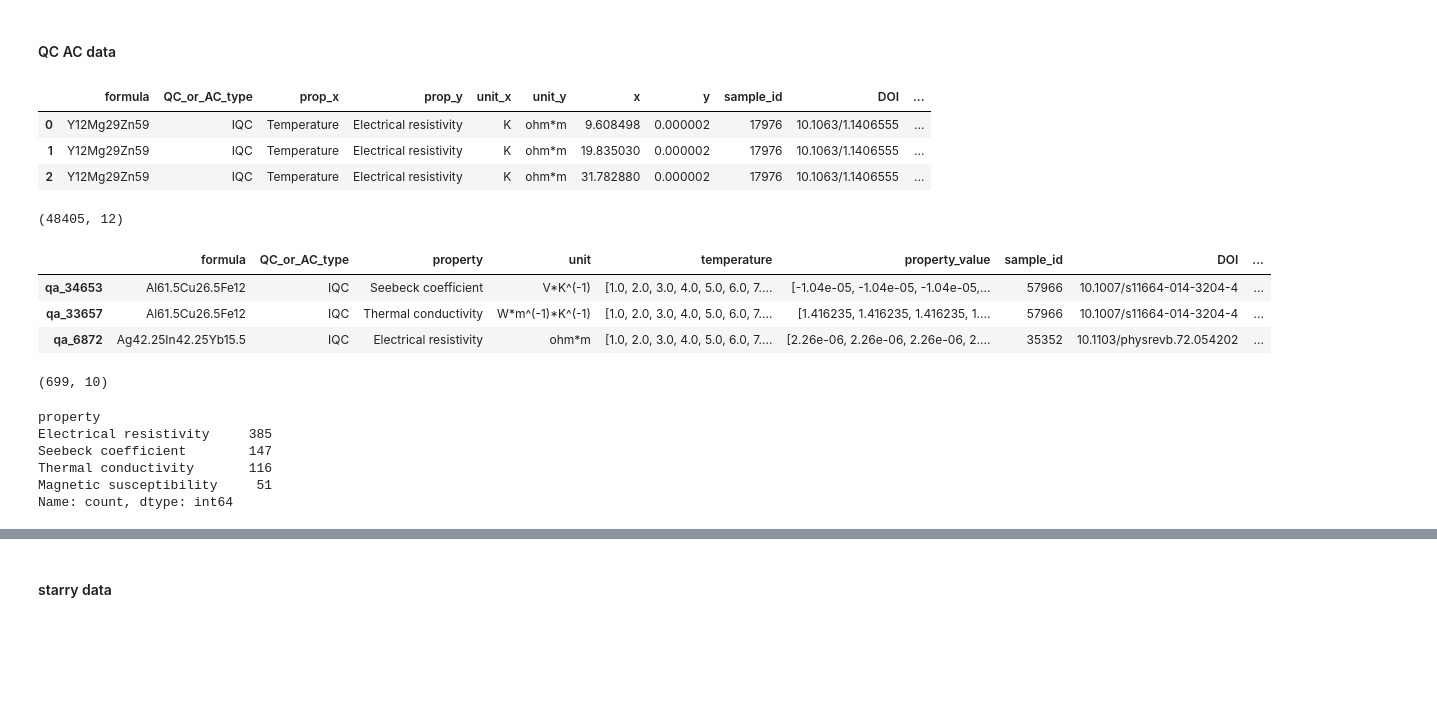
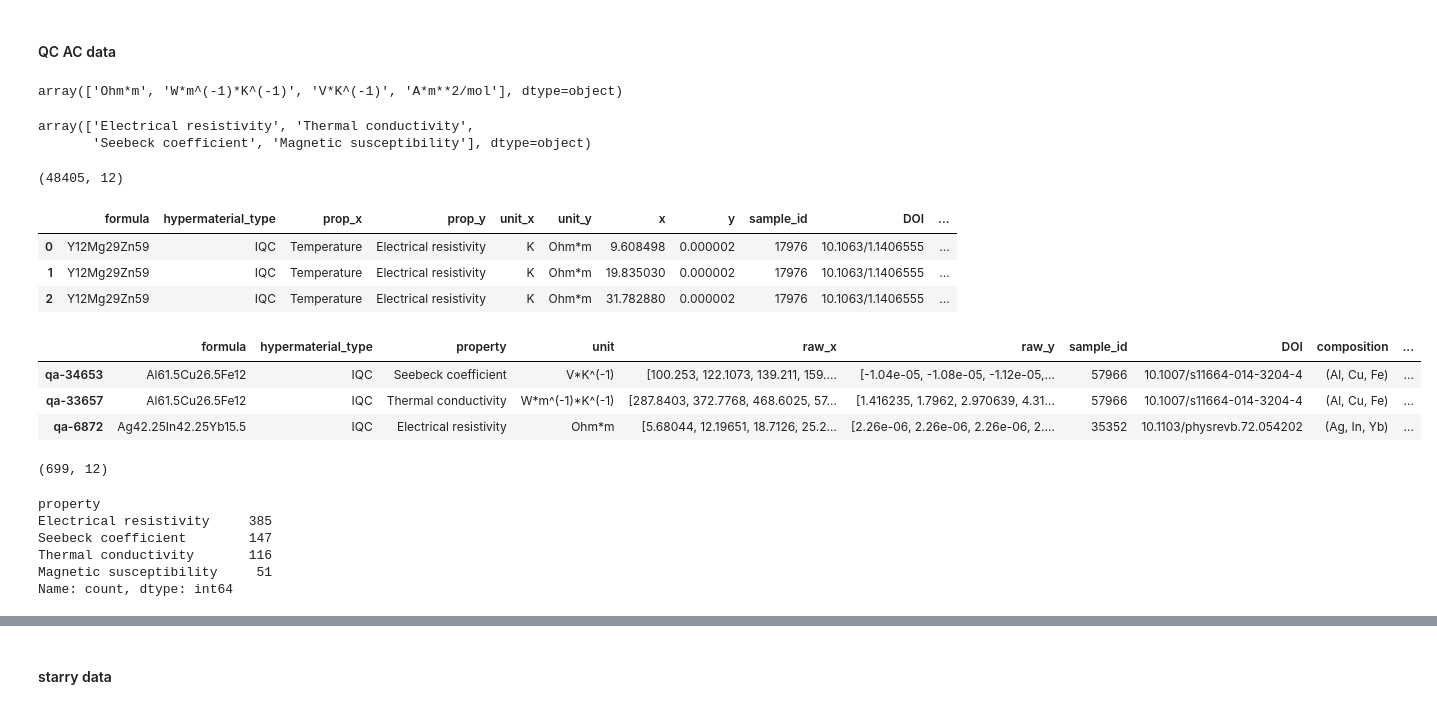
Before and after one commit to TsumiNa/foundation_model, a Jupyter notebook: data/scripts/process_ac_qe_te_data.ipynb, the cells around one changed output, grey strips where cells are left out. Cells and saved outputs as stored; diff of their text form; code cells hidden in the pictures; blank space fills up the shorter version.

```diff
--- a/data/scripts/process_ac_qe_te_data.ipynb
+++ b/data/scripts/process_ac_qe_te_data.ipynb
@@ -300,7 +312,7 @@ class InterpSmooth:
 #### QC AC data
 # %%
 qc_ac_dataset = pd.read_csv('../raw/HYPOD-X_20250121/properties_dataset.csv').dropna().drop(columns=['sample_name', 'figure_id', 'degree_of_approximant', 'SID'])
-qc_ac_dataset = qc_ac_dataset.rename(columns={'composition': 'formula'})
+qc_ac_dataset = qc_ac_dataset.rename(columns={'composition': 'formula', 'QC_or_AC_type': 'hypermaterial_type'})
 
 # Drop Specific heat since these value is to describe the temperature derivative of the molar heat capacity or the second-order temperature effects
 qc_ac_dataset = qc_ac_dataset[~qc_ac_dataset.prop_y.isin(['Specific heat', 'Specific heat capacity', 'Hall coefficient', 'ZT', 'Power factor', 'Thermal diffusivity'])]
@@ -315,54 +327,61 @@ tmp = tmp.assign(
     unit_y='A*m**2/mol',
     y=[convert_mass_magnetization(comp, y) for comp, y in zip(tmp.composition, tmp.y)]
 )
-qc_ac_dataset.loc[tmp.index] = tmp
+qc_ac_dataset.update(tmp)
 
+
+qc_ac_dataset.unit_y.unique()
+qc_ac_dataset.prop_y.unique()
+qc_ac_dataset.shape
 qc_ac_dataset.head(3)
-qc_ac_dataset.shape
 # %% [output]
+array(['Ohm*m', 'W*m^(-1)*K^(-1)', 'V*K^(-1)', 'A*m**2/mol'], dtype=object)
+array(['Electrical resistivity', 'Thermal conductivity',
+       'Seebeck coefficient', 'Magnetic susceptibility'], dtype=object)
+(48405, 12)
-|  | formula | QC_or_AC_type | prop_x | prop_y | unit_x | unit_y | x | y | sample_id | DOI | ... |
-| 0 | Y12Mg29Zn59 | IQC | Temperature | Electrical resistivity | K | ohm*m | 9.608498 | 0.000002 | 17976 | 10.1063/1.1406555 | ... |
-| 1 | Y12Mg29Zn59 | IQC | Temperature | Electrical resistivity | K | ohm*m | 19.835030 | 0.000002 | 17976 | 10.1063/1.1406555 | ... |
-| 2 | Y12Mg29Zn59 | IQC | Temperature | Electrical resistivity | K | ohm*m | 31.782880 | 0.000002 | 17976 | 10.1063/1.1406555 | ... |
+|  | formula | hypermaterial_type | prop_x | prop_y | unit_x | unit_y | x | y | sample_id | DOI | ... |
+| 0 | Y12Mg29Zn59 | IQC | Temperature | Electrical resistivity | K | Ohm*m | 9.608498 | 0.000002 | 17976 | 10.1063/1.1406555 | ... |
+| 1 | Y12Mg29Zn59 | IQC | Temperature | Electrical resistivity | K | Ohm*m | 19.835030 | 0.000002 | 17976 | 10.1063/1.1406555 | ... |
+| 2 | Y12Mg29Zn59 | IQC | Temperature | Electrical resistivity | K | Ohm*m | 31.782880 | 0.000002 | 17976 | 10.1063/1.1406555 | ... |
-(48405, 12)
 # %%
-start, end = 1.0, 500.
+start, end = 1.0, 800.
 x_new = np.linspace(start, end, 500) # pre-selected range = (-6,5, 10.5).
 
 y_new_list = defaultdict(list)
 qc_ac_dataset_rebuild = []
 f_, p_ = "", ""
 for (f, p, s), data in qc_ac_dataset.groupby(['formula', 'prop_y', 'sample_id']):
     if (f_, p_) == (f, p):
         continue
     f_, p_ = f, p
 
-    interp = InterpSmooth(data.x, data.y, smooth_method="savgol")
-    y_sgol = interp(x_new, s_factor=.9)
-
-    # interp = InterpSmooth(data.x, data.y, smooth_method="moving average")
-    # y_sgol = interp(x_new, s_factor=.6)
+    interp = InterpSmooth(data.x.to_numpy(), data.y.to_numpy(), smooth_method="savgol")
+    y_sgol = interp(x_new, s_factor=25.0, normalize=True)
 
     tmp = data.iloc[0].copy()
-    tmp.x = x_new.tolist()
-    tmp.y = y_sgol.tolist()
+    tmp.x = data.x.tolist()
+    tmp.y = data.y.tolist()
+    tmp['temperature'] = x_new.tolist()
+    tmp['property_value'] = y_sgol.tolist()
 
     qc_ac_dataset_rebuild.append(tmp)
 
 qc_ac_dataset_rebuild = pd.DataFrame(qc_ac_dataset_rebuild).rename(
-    columns={'prop_y': 'property', 'unit_y': 'unit', 'x': 'temperature', 'y': 'property_value'}
+    columns={'prop_y': 'property', 'unit_y': 'unit', 'x': 'raw_x', 'y': 'raw_y'}
 ).drop(columns=['prop_x', 'unit_x'])
 
-qc_ac_dataset_rebuild = qc_ac_dataset_rebuild.set_index([[f'qa_{i}' for i in qc_ac_dataset_rebuild.index]], drop=True)
+qc_ac_dataset_rebuild = qc_ac_dataset_rebuild.set_index([[f'qa-{i}' for i in qc_ac_dataset_rebuild.index]], drop=True)
 qc_ac_dataset_rebuild.head(3)
 qc_ac_dataset_rebuild.shape
 qc_ac_dataset_rebuild.property.value_counts()
+
+qc_ac_dataset_rebuild.to_pickle('../processed_qc_ac_dataset_norm_20250121.pd.xz')
 # %% [output]
-|  | formula | QC_or_AC_type | property | unit | temperature | property_value | sample_id | DOI | ... |
-| qa_34653 | Al61.5Cu26.5Fe12 | IQC | Seebeck coefficient | V*K^(-1) | [1.0, 2.0, 3.0, 4.0, 5.0, 6.0, 7.... | [-1.04e-05, -1.04e-05, -1.04e-05,... | 57966 | 10.1007/s11664-014-3204-4 | ... |
-| qa_33657 | Al61.5Cu26.5Fe12 | IQC | Thermal conductivity | W*m^(-1)*K^(-1) | [1.0, 2.0, 3.0, 4.0, 5.0, 6.0, 7.... | [1.416235, 1.416235, 1.416235, 1.... | 57966 | 10.1007/s11664-014-3204-4 | ... |
-| qa_6872 | Ag42.25In42.25Yb15.5 | IQC | Electrical resistivity | ohm*m | [1.0, 2.0, 3.0, 4.0, 5.0, 6.0, 7.... | [2.26e-06, 2.26e-06, 2.26e-06, 2.... | 35352 | 10.1103/physrevb.72.054202 | ... |
+|  | formula | hypermaterial_type | property | unit | raw_x | raw_y | sample_id | DOI | composition | ... |
+| qa-34653 | Al61.5Cu26.5Fe12 | IQC | Seebeck coefficient | V*K^(-1) | [100.253, 122.1073, 139.211, 159.... | [-1.04e-05, -1.08e-05, -1.12e-05,... | 57966 | 10.1007/s11664-014-3204-4 | (Al, Cu, Fe) | ... |
+| qa-33657 | Al61.5Cu26.5Fe12 | IQC | Thermal conductivity | W*m^(-1)*K^(-1) | [287.8403, 372.7768, 468.6025, 57... | [1.416235, 1.7962, 2.970639, 4.31... | 57966 | 10.1007/s11664-014-3204-4 | (Al, Cu, Fe) | ... |
+| qa-6872 | Ag42.25In42.25Yb15.5 | IQC | Electrical resistivity | Ohm*m | [5.68044, 12.19651, 18.7126, 25.2... | [2.26e-06, 2.26e-06, 2.26e-06, 2.... | 35352 | 10.1103/physrevb.72.054202 | (Ag, In, Yb) | ... |
-(699, 10)
+(699, 12)
 property
 Electrical resistivity     385
 Seebeck coefficient        147
```
Also changed, not shown: parts of 28 cells of this notebook.
